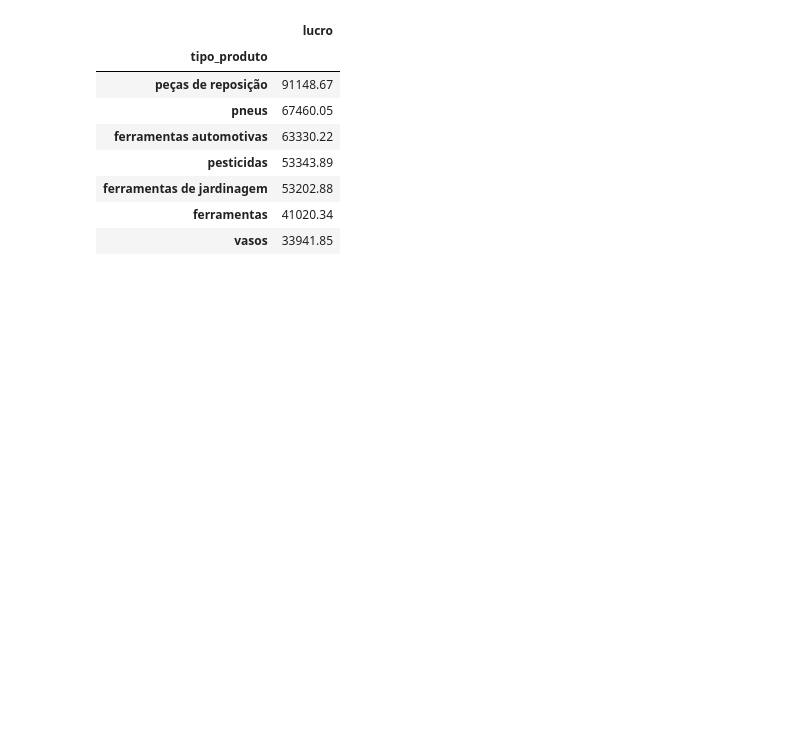
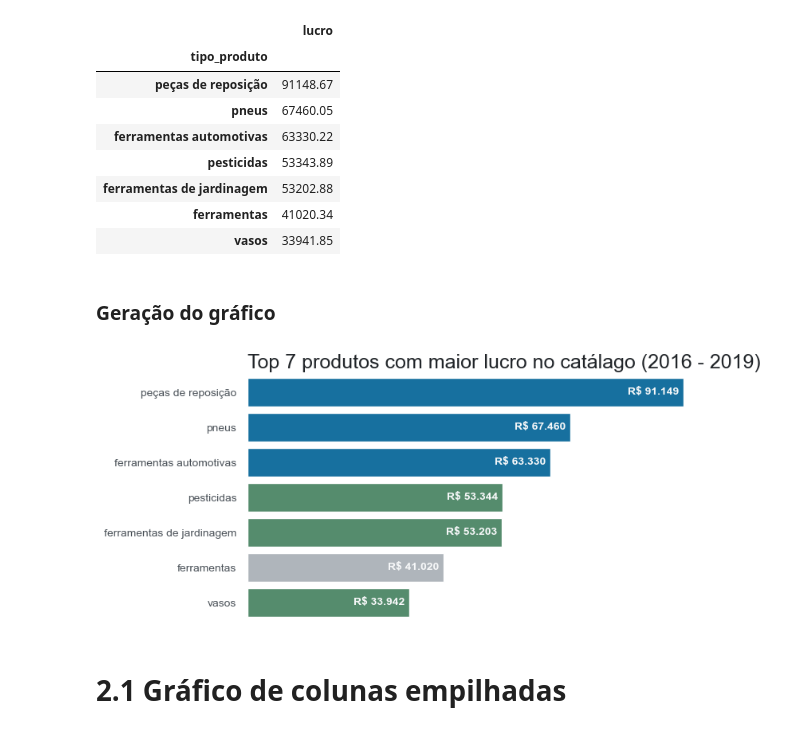
Before and after one commit to RogerCabralSilva/Data-Visualization-gr-ficos-de-compara--o-e-distribui--o, a Jupyter notebook: notebook.ipynb, the cells around one changed output. Cells and saved outputs as stored; diff of their text form; code cells hidden in the pictures; blank space fills up the shorter version.

Commit message:
Geração do gráfico

```diff
--- a/notebook.ipynb
+++ b/notebook.ipynb
@@ -165,3 +167,49 @@ df_melhores_produtos
 | ferramentas de jardinagem | 53202.88 |
 | ferramentas | 41020.34 |
 | vasos | 33941.85 |
+# %% [markdown]
+### Geração do gráfico
+# %%
+def grafico_top_7():
+
+  # Área do gráfico e tema da visualização
+  fig, ax = plt.subplots(figsize=(10,4))
+  fig.subplots_adjust(right=0.7)
+  sns.set_theme(style="white")
+
+  # Definindo as cores do gráfico
+  cores = [AZUL2, AZUL2, AZUL2, VERDE1, VERDE1, CINZA3, VERDE1]
+
+  # Gerando o gráfico de barras
+  ax = sns.barplot(data=df_melhores_produtos, x="lucro", y=df_melhores_produtos.index, palette=cores)
+
+  # Personalizando o gráfico
+  ax.set_title("Top 7 produtos com maior lucro no catálago (2016 - 2019)", fontsize=18, color=CINZA1, loc='left')
+
+  # remove labels do eixo y
+  ax.set_ylabel("")
+
+  # remove labels do eixo x
+  ax.set_xlabel("")
+
+  # tira valores do eixo x
+  ax.set_xticklabels([])
+
+  # Configura as labels
+  ax.yaxis.set_tick_params(labelsize=10, labelcolor=CINZA2)
+
+  # Tira o quadrado em volta do plot
+  sns.despine(left=True, bottom=True)
+
+  # Escrevendo os valores de cada barra no gráfico
+  for i, valor in enumerate(df_melhores_produtos['lucro']):
+    qtd = f"R$ {valor:,.0f}".replace(',', '.')
+    offset = 1e3
+    ax.text(valor - offset, i, qtd, color=CINZA5, fontsize=10, fontweight='bold', ha='right', va='center')
+
+# Chamando função de barras
+grafico_top_7()
+# %% [output]
+[figure, added]
+# %% [markdown]
+# 2.1 Gráfico de colunas empilhadas
```
Also changed, not shown: parts of 1 cell of this notebook.
